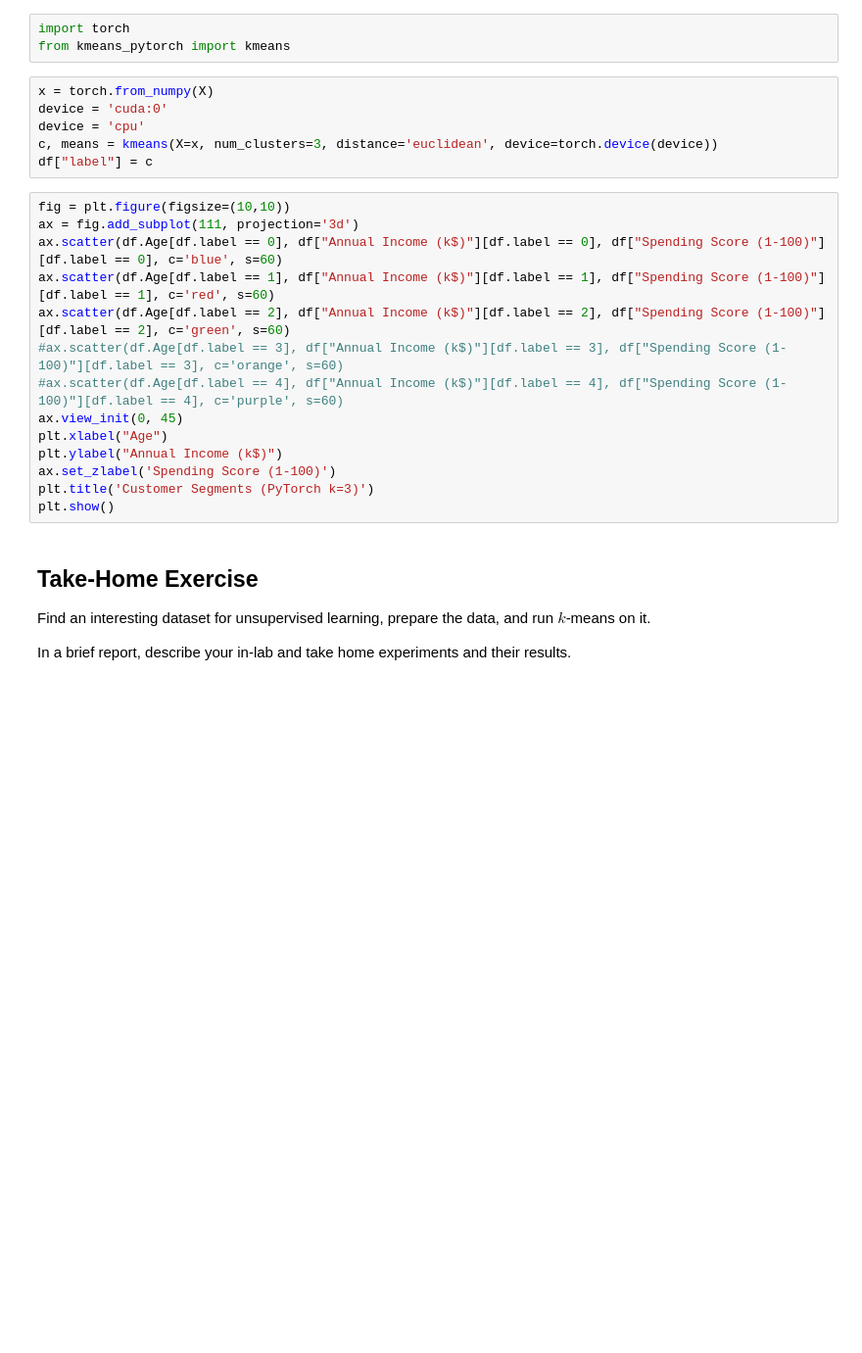
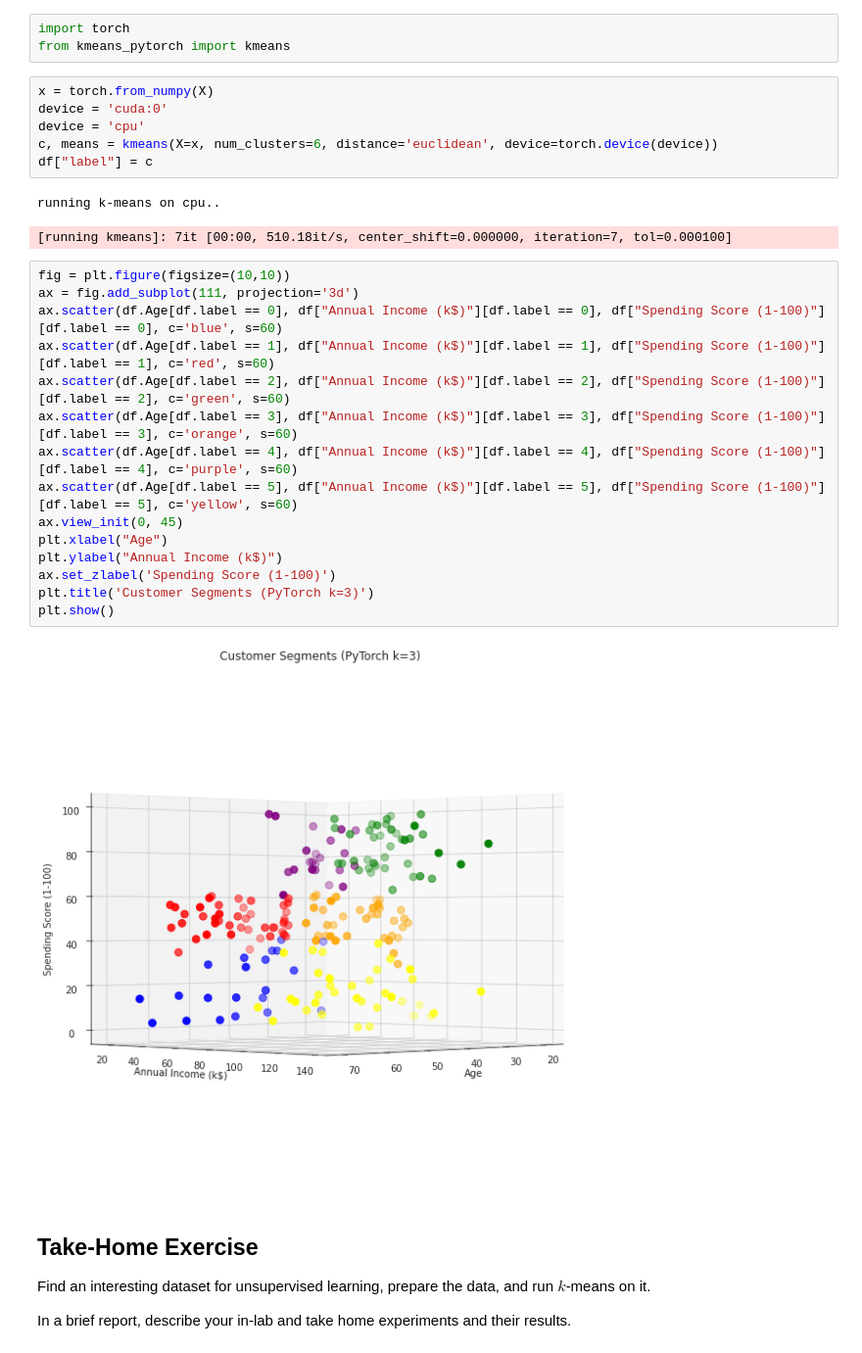
Before and after one commit to zMaxKunGz/ML-Ait-Lab, a Jupyter notebook: Lab10/10-K-Means.ipynb, the cells around one changed output. Shown at 98% size. Saved outputs shown, nothing was run; the diff lists cells and outputs as text; blank space fills up the shorter version.

```diff
--- a/Lab10/10-K-Means.ipynb
+++ b/Lab10/10-K-Means.ipynb
@@ -374,22 +425,28 @@ from kmeans_pytorch import kmeans
 x = torch.from_numpy(X)
 device = 'cuda:0'
 device = 'cpu'
-c, means = kmeans(X=x, num_clusters=3, distance='euclidean', device=torch.device(device))
+c, means = kmeans(X=x, num_clusters=6, distance='euclidean', device=torch.device(device))
 df["label"] = c
+# %% [output]
+running k-means on cpu..
+[running kmeans]: 7it [00:00, 510.18it/s, center_shift=0.000000, iteration=7, tol=0.000100]
 # %%
 fig = plt.figure(figsize=(10,10))
 ax = fig.add_subplot(111, projection='3d')
 ax.scatter(df.Age[df.label == 0], df["Annual Income (k$)"][df.label == 0], df["Spending Score (1-100)"][df.label == 0], c='blue', s=60)
 ax.scatter(df.Age[df.label == 1], df["Annual Income (k$)"][df.label == 1], df["Spending Score (1-100)"][df.label == 1], c='red', s=60)
 ax.scatter(df.Age[df.label == 2], df["Annual Income (k$)"][df.label == 2], df["Spending Score (1-100)"][df.label == 2], c='green', s=60)
-#ax.scatter(df.Age[df.label == 3], df["Annual Income (k$)"][df.label == 3], df["Spending Score (1-100)"][df.label == 3], c='orange', s=60)
-#ax.scatter(df.Age[df.label == 4], df["Annual Income (k$)"][df.label == 4], df["Spending Score (1-100)"][df.label == 4], c='purple', s=60)
+ax.scatter(df.Age[df.label == 3], df["Annual Income (k$)"][df.label == 3], df["Spending Score (1-100)"][df.label == 3], c='orange', s=60)
+ax.scatter(df.Age[df.label == 4], df["Annual Income (k$)"][df.label == 4], df["Spending Score (1-100)"][df.label == 4], c='purple', s=60)
+ax.scatter(df.Age[df.label == 5], df["Annual Income (k$)"][df.label == 5], df["Spending Score (1-100)"][df.label == 5], c='yellow', s=60)
 ax.view_init(0, 45)
 plt.xlabel("Age")
 plt.ylabel("Annual Income (k$)")
 ax.set_zlabel('Spending Score (1-100)')
 plt.title('Customer Segments (PyTorch k=3)')
 plt.show()
+# %% [output]
+[figure, added]
 # %% [markdown]
 ## Take-Home Exercise
 
```
Also changed, not shown: parts of 32 cells of this notebook, 1 other file.
